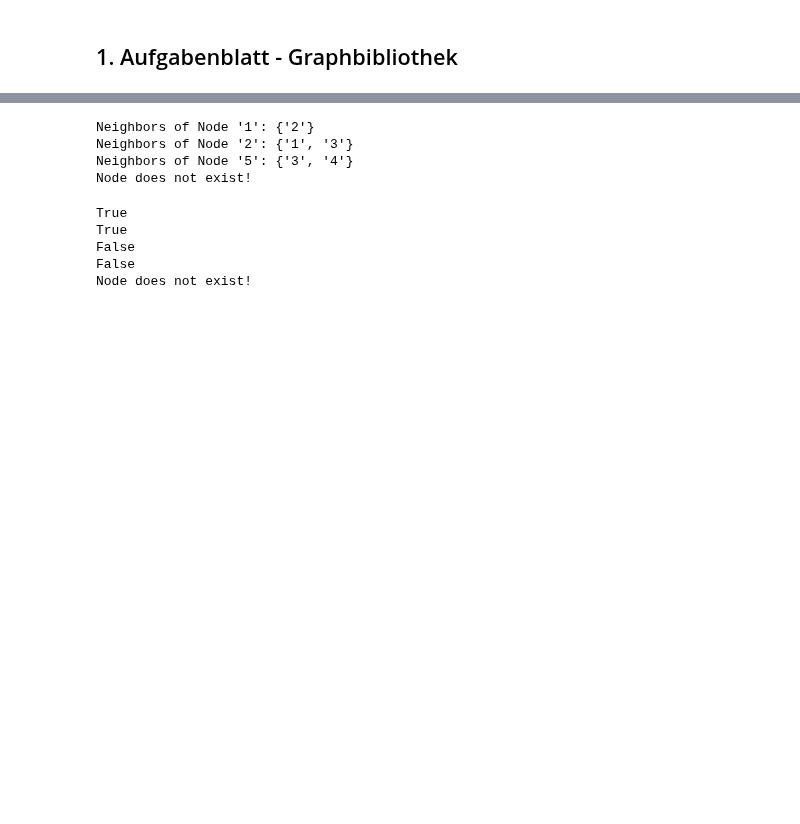
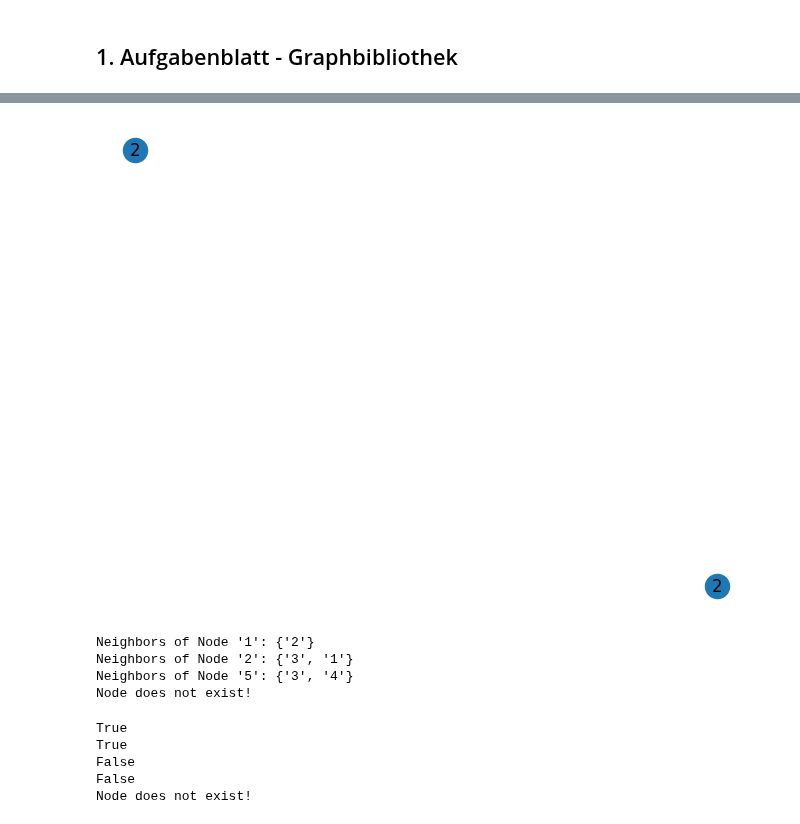
Before and after one commit to Hanno1/AlgorithmischeNetzwerkanalyseLAB, a Jupyter notebook: presentation_task1.ipynb, the cells around one changed output, grey strips where cells are left out. Saved outputs shown, nothing was run; the diff lists cells and outputs as text; code cells hidden in the pictures; blank space fills up the shorter version.

```diff
--- a/presentation_task1.ipynb
+++ b/presentation_task1.ipynb
@@ -59,6 +59,16 @@ The Graph contains the following edges (Metis Format):
+# %%
+newG = nx.Graph()
+
+newG.add_node(2)
+newG.add_node("2")
+
+nx.draw(newG, with_labels=True)
+plt.show()
+# %% [output]
+[figure, added]
 # %%
 # von jedem Knoten kann auf seine Nachbarn zugegriffen werden
-n1 = G.get_neighbors("1")
+n1 = G.get_neighbors(1)
 print(f"Neighbors of Node '1': {n1}")
 n2 = G.get_neighbors("2")
 print(f"Neighbors of Node '2': {n2}")
@@ -72,7 +82,7 @@ except NodeDoesNotExistException:
     print("Node does not exist!")
 # %% [output]
 Neighbors of Node '1': {'2'}
-Neighbors of Node '2': {'1', '3'}
+Neighbors of Node '2': {'3', '1'}
 Neighbors of Node '5': {'3', '4'}
 Node does not exist!
 # %%
```
Also changed, not shown: parts of 16 cells of this notebook, 1 other file.
